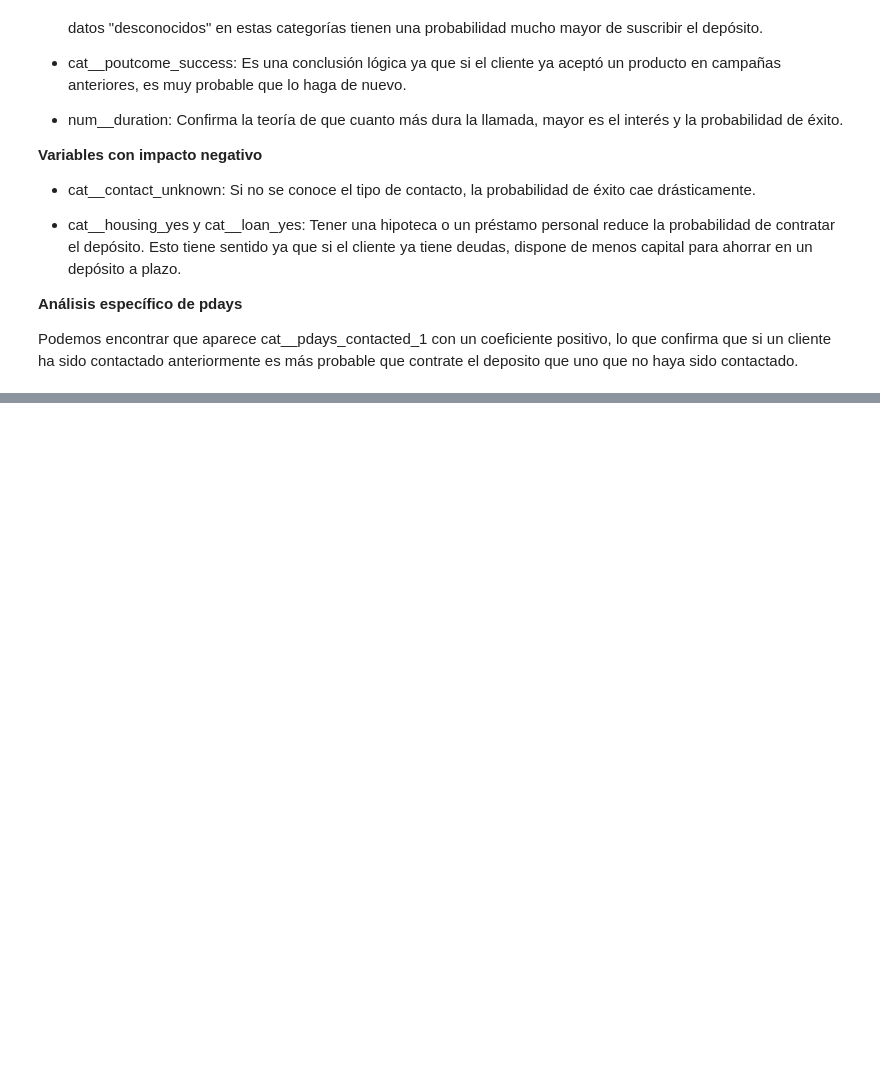
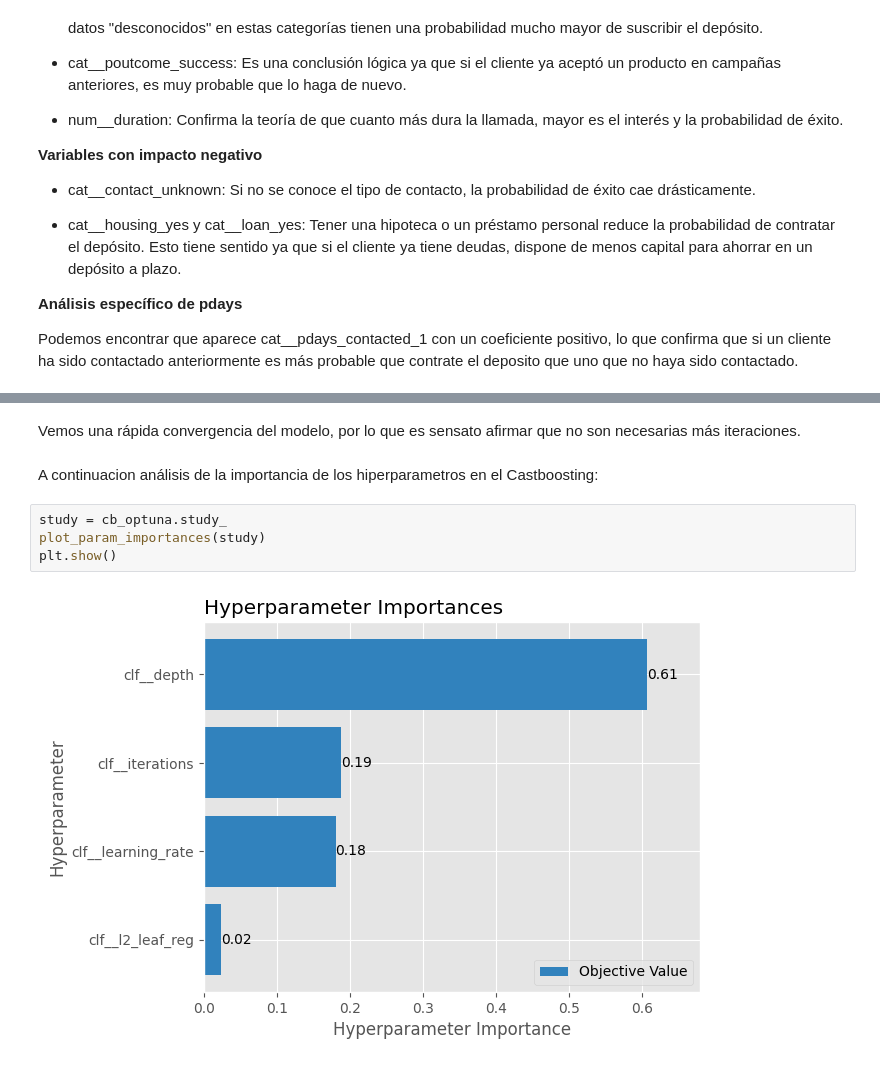
Before and after one commit to 100522320/g81_P1_03_Aprendizaje_Automatico, a Jupyter notebook: notebook_pruebas.ipynb, the cells around one changed output, grey strips where cells are left out. Saved outputs shown, nothing was run; the diff lists cells and outputs as text; blank space fills up the shorter version.

```diff
--- a/notebook_pruebas.ipynb
+++ b/notebook_pruebas.ipynb
@@ -1307,0 +1423,10 @@ Podemos encontrar que aparece cat__pdays_contacted_1 con un coeficiente positivo
+# %% [markdown]
+Vemos una rápida convergencia del modelo, por lo que es sensato afirmar que no son necesarias más iteraciones.
+# %% [markdown]
+A continuacion análisis de la importancia de los hiperparametros en el Castboosting:
+# %%
+study = cb_optuna.study_
+plot_param_importances(study)
+plt.show()
+# %% [output]
+[figure, added]
```
Also changed, not shown: parts of 39 cells of this notebook.
